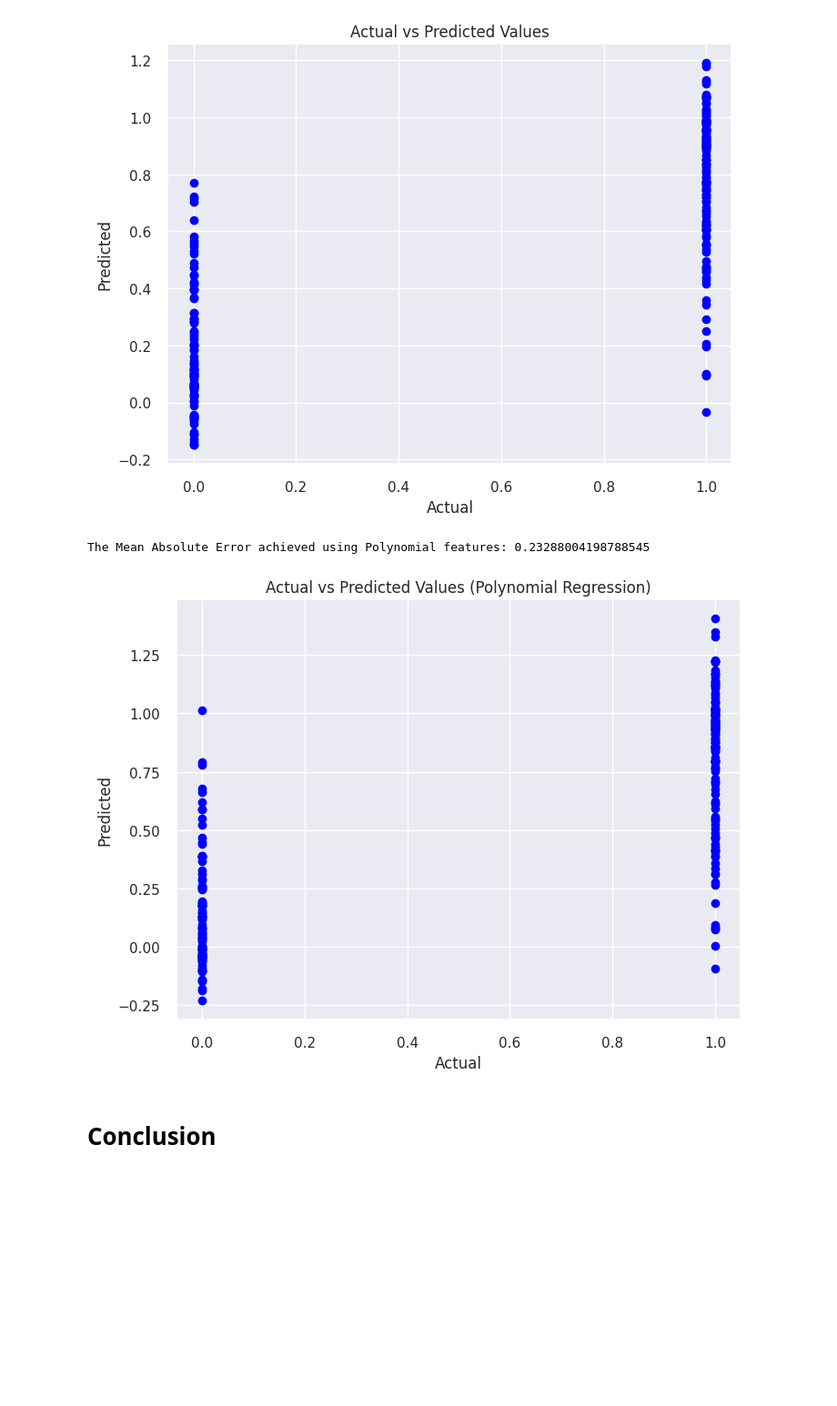
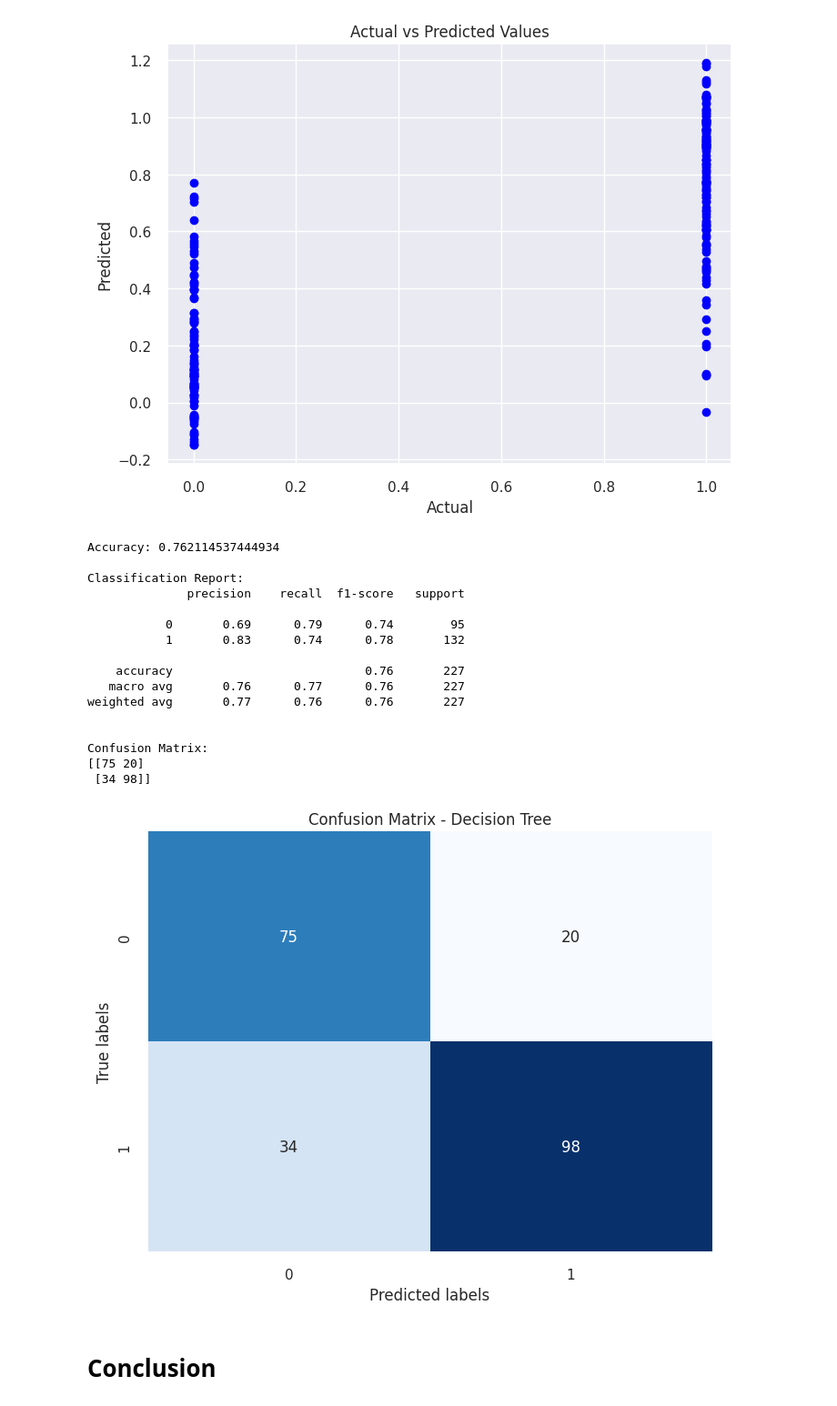
Before and after one commit to prakashb-ai/heart-failure-prediction, a Jupyter notebook: heart-disease-prediction(3) (2).ipynb, the cells around one changed output. Shown at 91% size. Cells and saved outputs as stored; diff of their text form; code cells hidden in the pictures; blank space fills up the shorter version.

```diff
--- a/heart-disease-prediction(3) (2).ipynb
+++ b/heart-disease-prediction(3) (2).ipynb
@@ -760,36 +760,54 @@ plt.show()
 # %% [output]
 The Mean Absolute Error achieved using Linear regression: 0.23242638356293635
 [figure]
-# %%
-#polynmoial regression
-from sklearn.preprocessing import PolynomialFeatures
-from sklearn.metrics import mean_absolute_error
-from sklearn.linear_model import LinearRegression
-import matplotlib.pyplot as plt
-
-poly = PolynomialFeatures(degree=2)  # You can specify the degree of polynomial features
-X_train_poly = poly.fit_transform(X_train)
-X_test_poly = poly.transform(X_test)
-
-# Assuming you're using Linear Regression for prediction
-model = LinearRegression()
-model.fit(X_train_poly, y_train)
-Y_pred_poly = model.predict(X_test_poly)
-
-# Calculate Mean Absolute Error
-mae_poly = mean_absolute_error(y_test, Y_pred_poly)
-print("The Mean Absolute Error achieved using Polynomial features:", mae_poly)
-
-# Plotting actual vs predicted values
-plt.figure(figsize=(8, 6))
-plt.scatter(y_test, Y_pred_poly, color='blue')
-plt.title('Actual vs Predicted Values (Polynomial Regression)')
-plt.xlabel('Actual')
-plt.ylabel('Predicted')
-plt.show()
-# %% [output]
-The Mean Absolute Error achieved using Polynomial features: 0.23288004198788545
-[figure, removed]
+# %%
+from sklearn.tree import DecisionTreeClassifier
+clf = DecisionTreeClassifier()
+
+# Train the classifier
+clf.fit(X_train, y_train)
+
+# Make predictions on the test set
+y_pred = clf.predict(X_test)
+
+# Evaluate the classifier
+accuracy = accuracy_score(y_test, y_pred)
+print("Accuracy:", accuracy)
+
+# Generate classification report
+print("\nClassification Report:")
+print(classification_report(y_test, y_pred))
+
+# Generate confusion matrix
+cm = confusion_matrix(y_test, y_pred)
+print("\nConfusion Matrix:")
+print(cm)
+
+# Plot confusion matrix
+plt.figure(figsize=(8, 6))
+sns.heatmap(cm, annot=True, cmap='Blues', fmt='d', cbar=False)
+plt.xlabel('Predicted labels')
+plt.ylabel('True labels')
+plt.title('Confusion Matrix - Decision Tree')
+plt.show()
+# %% [output]
+Accuracy: 0.762114537444934
+
+Classification Report:
+              precision    recall  f1-score   support
+
+           0       0.69      0.79      0.74        95
+           1       0.83      0.74      0.78       132
+
+    accuracy                           0.76       227
+   macro avg       0.76      0.77      0.76       227
+weighted avg       0.77      0.76      0.76       227
+
+
+Confusion Matrix:
+[[75 20]
+ [34 98]]
+[figure, added]
 # %% [markdown]
 # Conclusion
 # %% [markdown]
```
Also changed, not shown: parts of 1 cell of this notebook.
